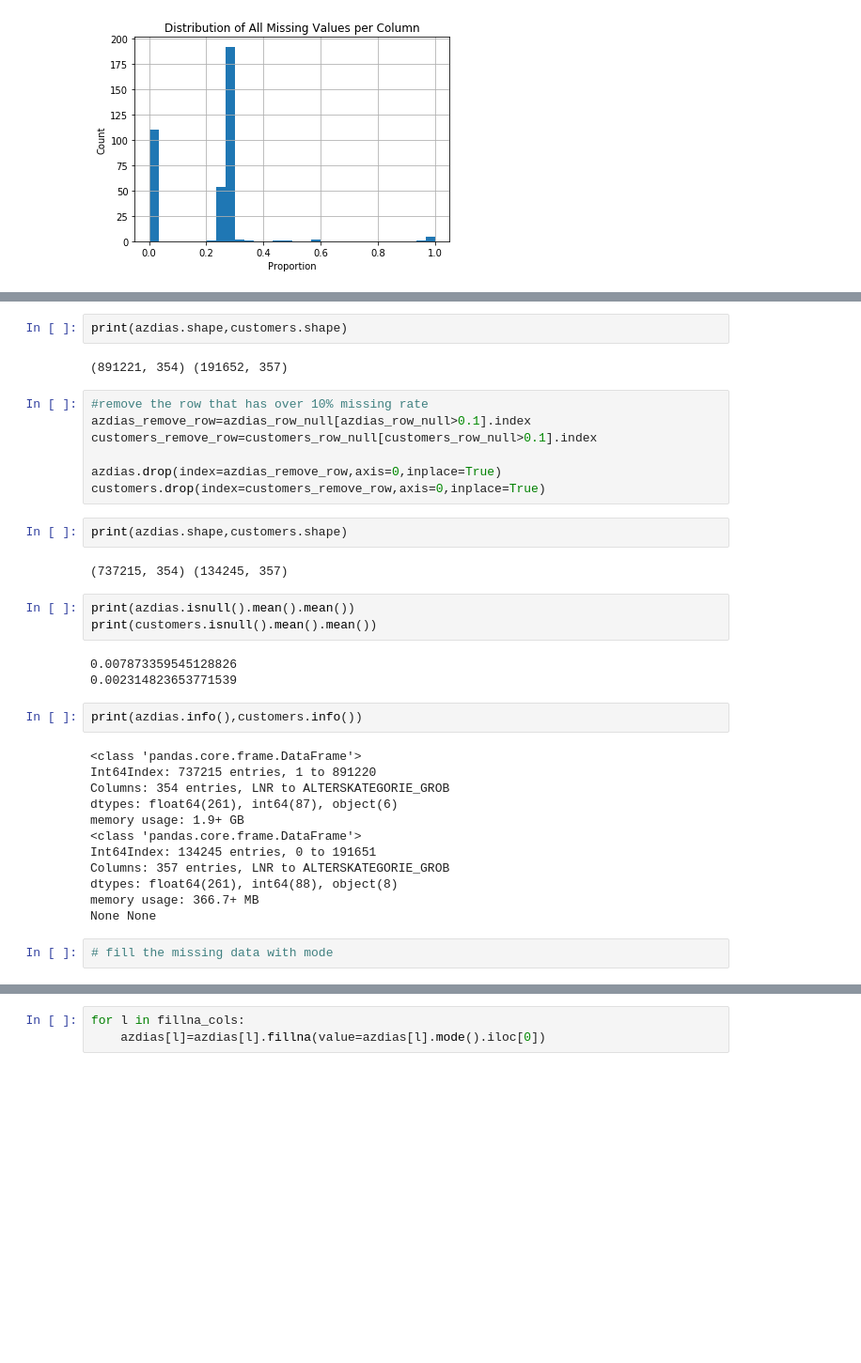
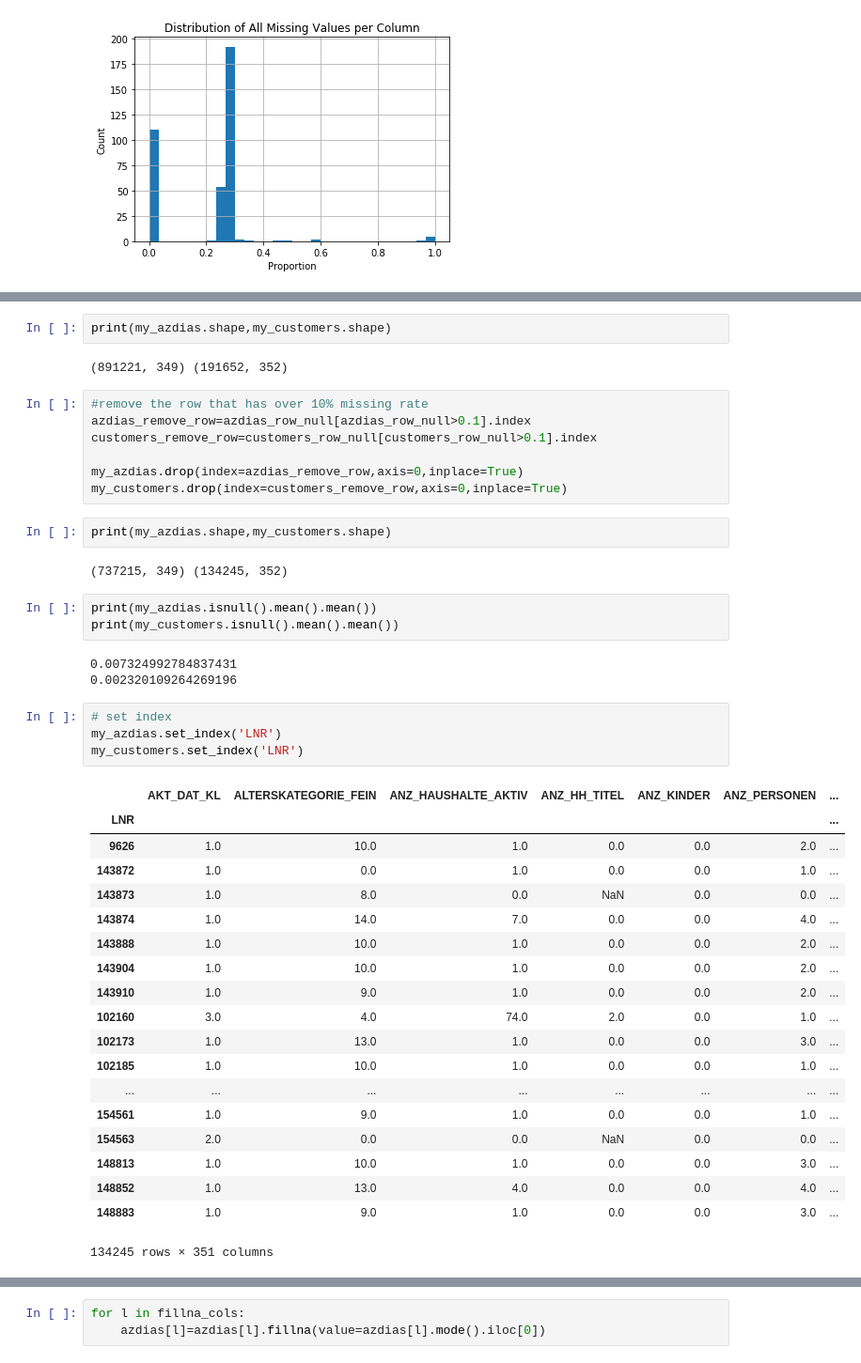
Before and after one commit to xueweiyema/ArvatoProject, a Jupyter notebook: Arvato Project Workbook.ipynb, the cells around one changed output, grey strips where cells are left out. Shown at 94% size. Saved outputs shown, nothing was run; the diff lists cells and outputs as text; blank space fills up the shorter version.

```diff
--- a/Arvato Project Workbook.ipynb
+++ b/Arvato Project Workbook.ipynb
@@ -181,37 +674,45 @@ plt.title('Distribution of All Missing Values per Row');
 # %%
-print(azdias.shape,customers.shape)
+print(my_azdias.shape,my_customers.shape)
 # %% [output]
-(891221, 354) (191652, 357)
+(891221, 349) (191652, 352)
 # %%
 #remove the row that has over 10% missing rate
 azdias_remove_row=azdias_row_null[azdias_row_null>0.1].index
 customers_remove_row=customers_row_null[customers_row_null>0.1].index
 
-azdias.drop(index=azdias_remove_row,axis=0,inplace=True)
-customers.drop(index=customers_remove_row,axis=0,inplace=True)
+my_azdias.drop(index=azdias_remove_row,axis=0,inplace=True)
+my_customers.drop(index=customers_remove_row,axis=0,inplace=True)
 # %%
-print(azdias.shape,customers.shape)
+print(my_azdias.shape,my_customers.shape)
 # %% [output]
-(737215, 354) (134245, 357)
+(737215, 349) (134245, 352)
 # %%
-print(azdias.isnull().mean().mean())
-print(customers.isnull().mean().mean())
+print(my_azdias.isnull().mean().mean())
+print(my_customers.isnull().mean().mean())
 # %% [output]
-0.007873359545128826
-0.002314823653771539
+0.007324992784837431
+0.002320109264269196
-# %%
-print(azdias.info(),customers.info())
-# %% [output]
-<class 'pandas.core.frame.DataFrame'>
-Int64Index: 737215 entries, 1 to 891220
-Columns: 354 entries, LNR to ALTERSKATEGORIE_GROB
-dtypes: float64(261), int64(87), object(6)
-memory usage: 1.9+ GB
-<class 'pandas.core.frame.DataFrame'>
-Int64Index: 134245 entries, 0 to 191651
-Columns: 357 entries, LNR to ALTERSKATEGORIE_GROB
-dtypes: float64(261), int64(88), object(8)
-memory usage: 366.7+ MB
-None None
-# %%
-# fill the missing data with mode
+# %%
+# set index
+my_azdias.set_index('LNR')
+my_customers.set_index('LNR')
+# %% [output]
+|  | AKT_DAT_KL | ALTERSKATEGORIE_FEIN | ANZ_HAUSHALTE_AKTIV | ANZ_HH_TITEL | ANZ_KINDER | ANZ_PERSONEN | ... |
+| LNR |  |  |  |  |  |  | ... |
+| 9626 | 1.0 | 10.0 | 1.0 | 0.0 | 0.0 | 2.0 | ... |
+| 143872 | 1.0 | 0.0 | 1.0 | 0.0 | 0.0 | 1.0 | ... |
+| 143873 | 1.0 | 8.0 | 0.0 | NaN | 0.0 | 0.0 | ... |
+| 143874 | 1.0 | 14.0 | 7.0 | 0.0 | 0.0 | 4.0 | ... |
+| 143888 | 1.0 | 10.0 | 1.0 | 0.0 | 0.0 | 2.0 | ... |
+| 143904 | 1.0 | 10.0 | 1.0 | 0.0 | 0.0 | 2.0 | ... |
+| 143910 | 1.0 | 9.0 | 1.0 | 0.0 | 0.0 | 2.0 | ... |
+| 102160 | 3.0 | 4.0 | 74.0 | 2.0 | 0.0 | 1.0 | ... |
+| 102173 | 1.0 | 13.0 | 1.0 | 0.0 | 0.0 | 3.0 | ... |
+| 102185 | 1.0 | 10.0 | 1.0 | 0.0 | 0.0 | 1.0 | ... |
+| ... | ... | ... | ... | ... | ... | ... | ... |
+| 154561 | 1.0 | 9.0 | 1.0 | 0.0 | 0.0 | 1.0 | ... |
+| 154563 | 2.0 | 0.0 | 0.0 | NaN | 0.0 | 0.0 | ... |
+| 148813 | 1.0 | 10.0 | 1.0 | 0.0 | 0.0 | 3.0 | ... |
+| 148852 | 1.0 | 13.0 | 4.0 | 0.0 | 0.0 | 4.0 | ... |
+| 148883 | 1.0 | 9.0 | 1.0 | 0.0 | 0.0 | 3.0 | ... |
+134245 rows × 351 columns
```
Also changed, not shown: parts of 98 cells of this notebook.
